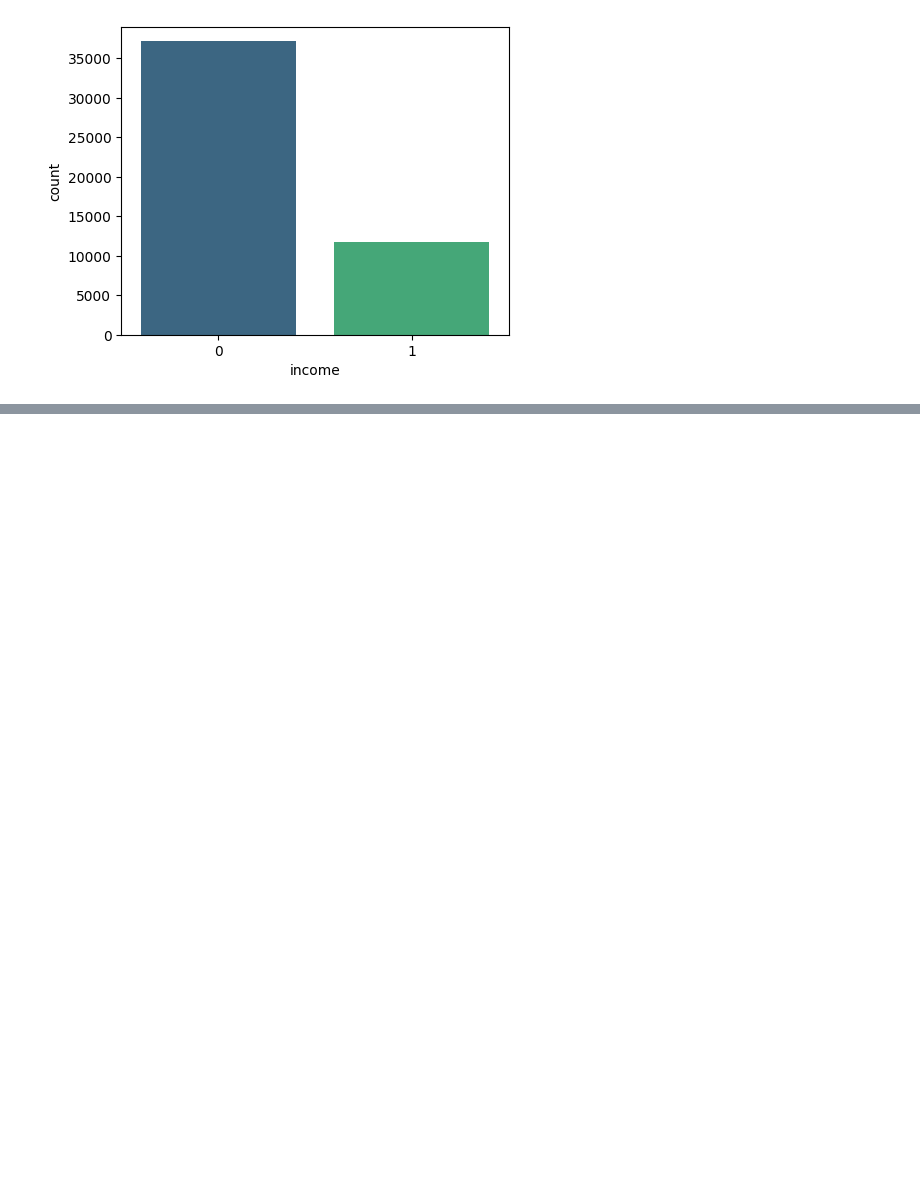
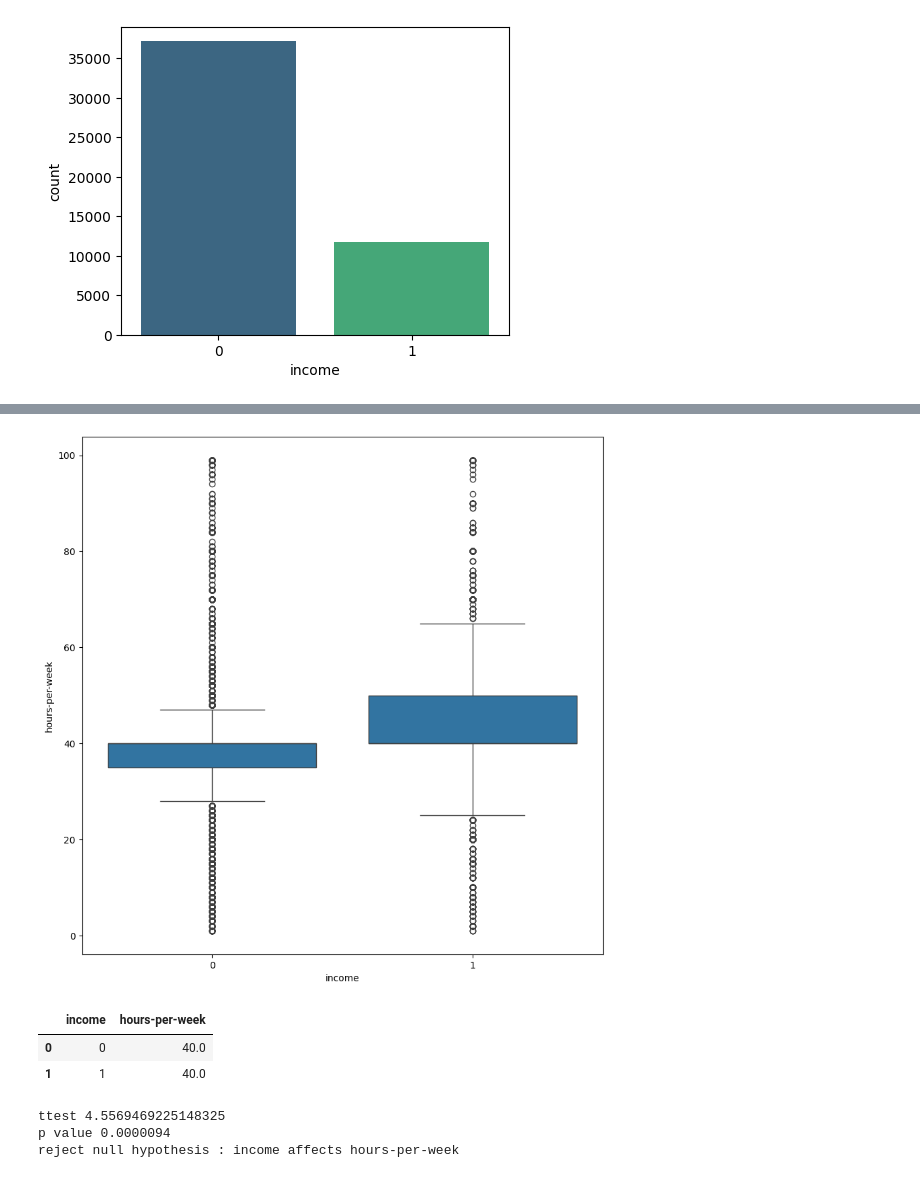
Before and after one commit to Gajendra9444/Data-Science, a Jupyter notebook: stat_data.ipynb, the cells around one changed output, grey strips where cells are left out. Saved outputs shown, nothing was run; the diff lists cells and outputs as text; code cells hidden in the pictures; blank space fills up the shorter version.

```diff
--- a/stat_data.ipynb
+++ b/stat_data.ipynb
@@ -549,0 +587,12 @@ plt.show()
+# %%
+fig = plt.figure(figsize=(10,10))
+sns.boxplot(x='income', y='hours-per-week', data=data)
+plt.show()
+# %% [output]
+[figure, added]
+# %%
+data [['income', 'hours-per-week']].groupby(['income'], as_index=False).median().sort_values(by = 'hours-per-week', ascending=False)
+# %% [output]
+|  | income | hours-per-week |
+| 0 | 0 | 40.0 |
+| 1 | 1 | 40.0 |
@@ -549,0 +610,14 @@ plt.show()
+# %%
+from scipy.stats import ttest_ind
+ttest,pval = ttest_ind(income_1, income_0, equal_var=False)
+print("ttest",ttest)
+print('p value',format(pval, '.7f'))
+
+if pval <= 0.05: # type: ignore
+    print("reject null hypothesis : income affects hours-per-week")
+else:
+    print("accept null hypothesis : income does not affect hours-per-week")
+# %% [output]
+ttest 4.5569469225148325
+p value 0.0000094
+reject null hypothesis : income affects hours-per-week
```
Also changed, not shown: parts of 42 cells of this notebook, 1 other file.
